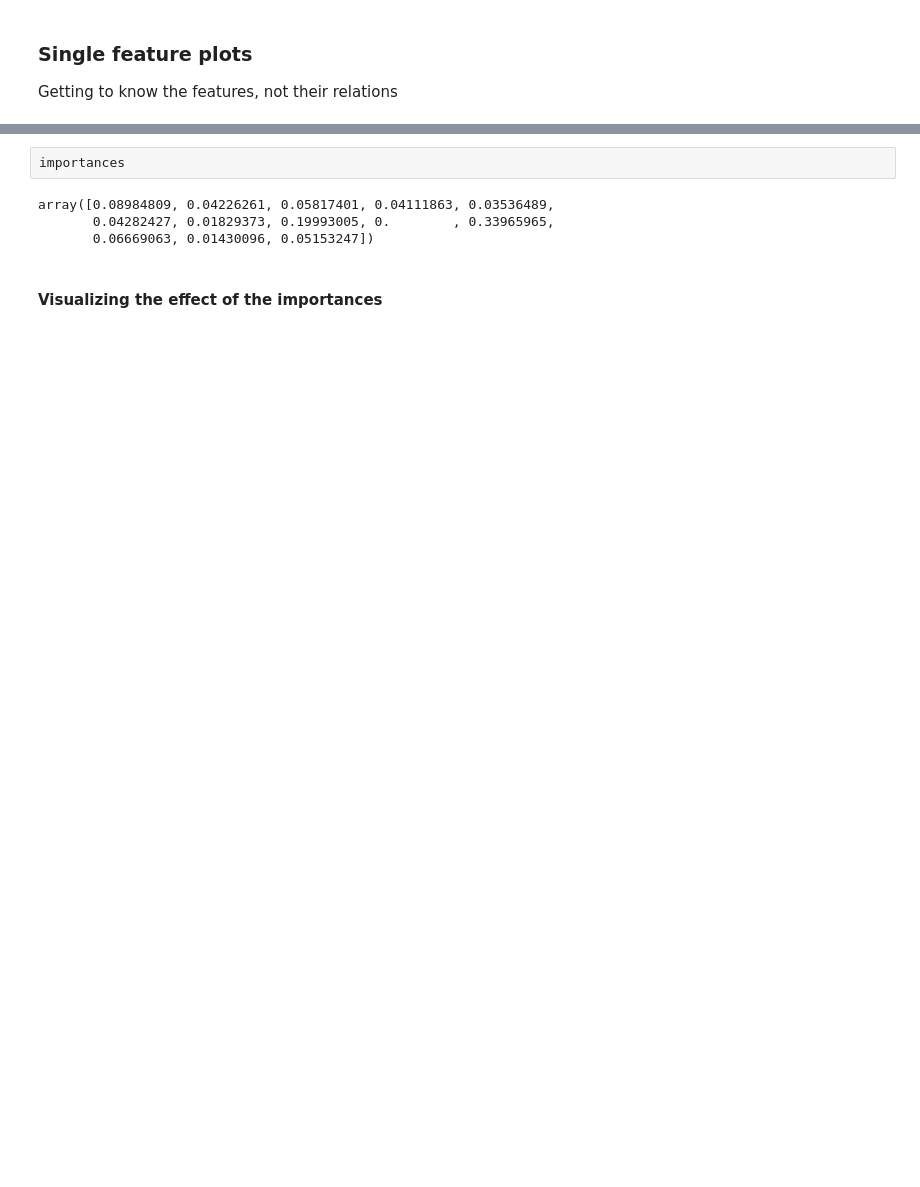
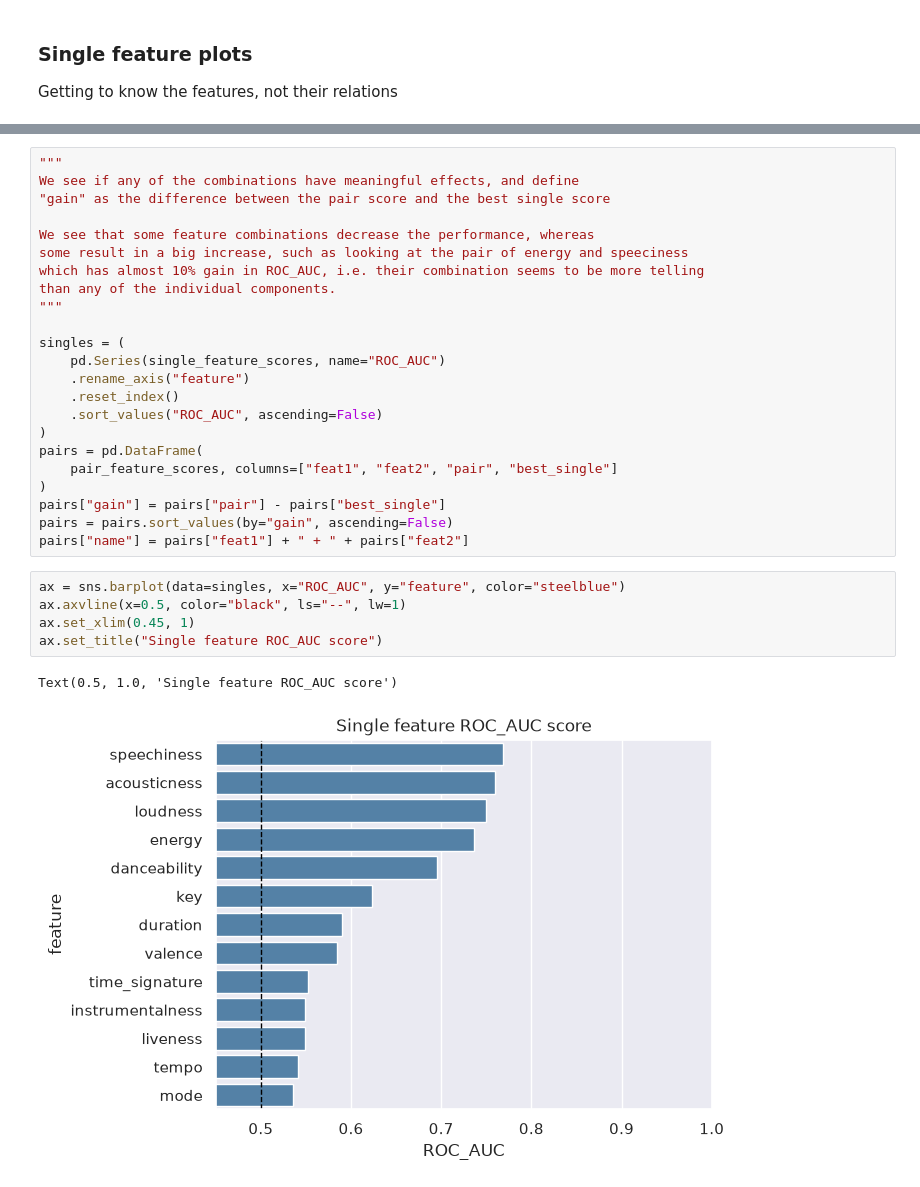
Before and after one commit to AndreassOlsson/FRTN65_code, a Jupyter notebook: labs/lab_1_music_taste_prediction/exploration.ipynb, the cells around one changed output, grey strips where cells are left out. Cells and saved outputs as stored; diff of their text form; blank space fills up the shorter version.

```diff
--- a/labs/lab_1_music_taste_prediction/exploration.ipynb
+++ b/labs/lab_1_music_taste_prediction/exploration.ipynb
@@ -202,8 +245,31 @@ importances = get_feature_importances(train_features, train_labels)
+# %%
+"""
+We see if any of the combinations have meaningful effects, and define
+"gain" as the difference between the pair score and the best single score
+
+We see that some feature combinations decrease the performance, whereas
+some result in a big increase, such as looking at the pair of energy and speeciness
+which has almost 10% gain in ROC_AUC, i.e. their combination seems to be more telling
+than any of the individual components.
+"""
+
+singles = (
+    pd.Series(single_feature_scores, name="ROC_AUC")
+    .rename_axis("feature")
+    .reset_index()
+    .sort_values("ROC_AUC", ascending=False)
+)
+pairs = pd.DataFrame(
+    pair_feature_scores, columns=["feat1", "feat2", "pair", "best_single"]
+)
+pairs["gain"] = pairs["pair"] - pairs["best_single"]
+pairs = pairs.sort_values(by="gain", ascending=False)
+pairs["name"] = pairs["feat1"] + " + " + pairs["feat2"]
 # %%
-importances
+ax = sns.barplot(data=singles, x="ROC_AUC", y="feature", color="steelblue")
+ax.axvline(x=0.5, color="black", ls="--", lw=1)
+ax.set_xlim(0.45, 1)
+ax.set_title("Single feature ROC_AUC score")
 # %% [output]
-array([0.08984809, 0.04226261, 0.05817401, 0.04111863, 0.03536489,
-       0.04282427, 0.01829373, 0.19993005, 0.        , 0.33965965,
-       0.06669063, 0.01430096, 0.05153247])
+Text(0.5, 1.0, 'Single feature ROC_AUC score')
+[figure, added]
-# %% [markdown]
-#### Visualizing the effect of the importances
```
Also changed, not shown: parts of 11 cells of this notebook.
